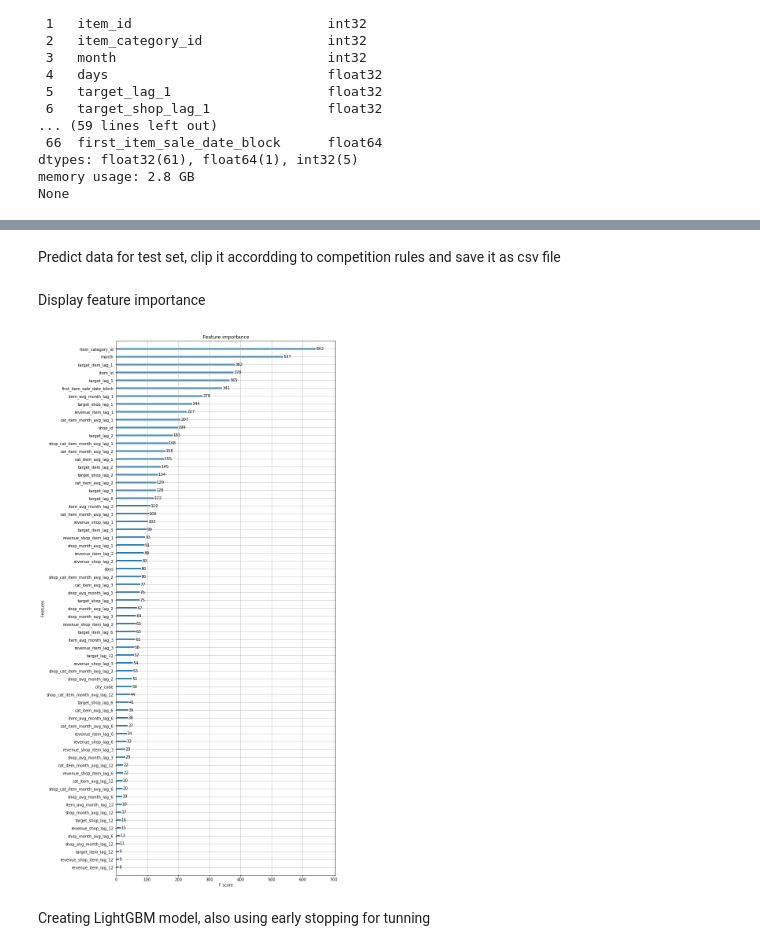
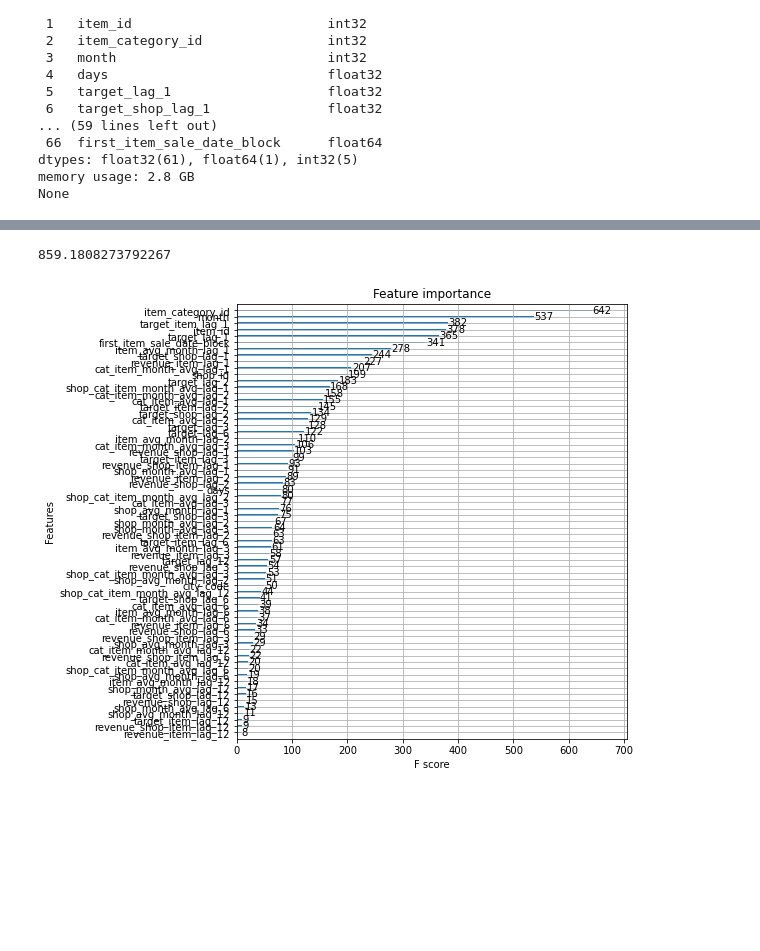
Before and after one commit to GlebGlushko/predict_future_sales, a Jupyter notebook: notebook.ipynb, the cells around one changed output, grey strips where cells are left out. Saved outputs shown, nothing was run; the diff lists cells and outputs as text; code cells hidden in the pictures; blank space fills up the shorter version.

```diff
--- a/notebook.ipynb
+++ b/notebook.ipynb
@@ -284,7 +267,7 @@ y_train = pd.concat([y_train, y_valid], ignore_index=True, sort=False)
 # %%
 ts = time.time()
 xgb = XGBRegressor(
-    max_depth=10,
+    max_depth=8,
     n_estimators=31,
     min_child_weight=2**7,
     colsample_bytree=0.8,
@@ -298,8 +281,8 @@ xgb = XGBRegressor(
 )
 xgb.fit(x_train, y_train)
 print(time.time()-ts)
+# %% [output]
+859.1808273792267
-# %% [markdown]
-Predict data for test set, clip it accordding to competition rules and save it as csv file
 # %%
 pred_xgb = xgb.predict(x_test).clip(0, 20)
 valid_xgb = xgb.predict(x_valid).clip(0,20)
@@ -309,19 +292,15 @@ submissions = pd.DataFrame({
     'item_cnt_month': pred_xgb
 })
 submissions.to_csv('submissions.csv', index=False)
-# %% [markdown]
-Display feature importance
 # %%
 def plot_features(booster, figsize):
     fig, ax = plt.subplots(1, 1, figsize=figsize)
     return plot_importance(booster=booster, ax=ax)
 
 
-plot_features(xgb, (10, 25))
+plot_features(xgb, (7, 8))
 plt.show()
 # %% [output]
-[figure, old version]
+[figure, new version]
-# %% [markdown]
-Creating LightGBM model, also using early stopping for tunning
 # %%
 lgb_params = {
```
Also changed, not shown: parts of 46 cells of this notebook, 5 other files.
